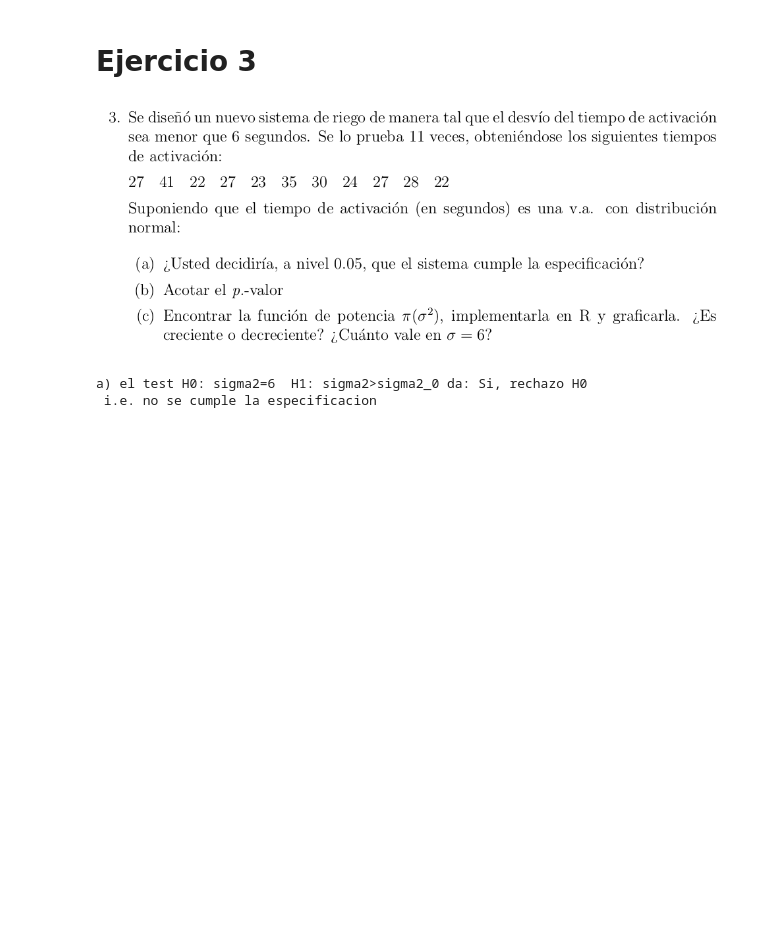
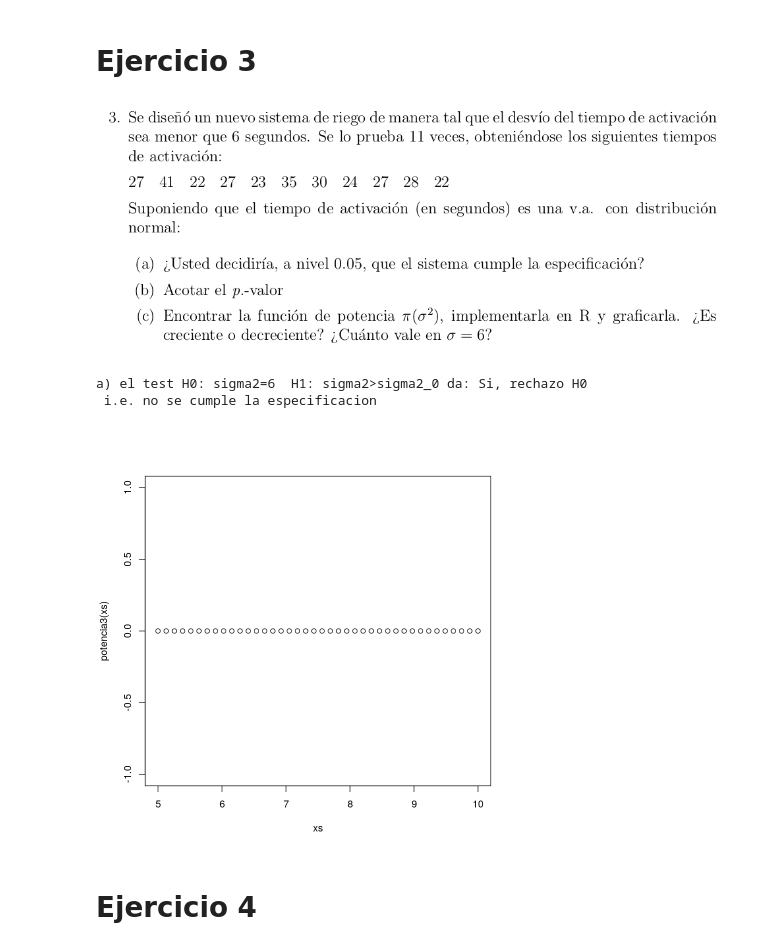
Before and after one commit to fzanollo/proba, a Jupyter notebook: Practica_9/Practica 9.ipynb, the cells around one changed output. Drawn from its saved outputs; the diff is of its cells as text; code cells hidden in the pictures; blank space fills up the shorter version.

```diff
--- a/Practica_9/Practica 9.ipynb
+++ b/Practica_9/Practica 9.ipynb
@@ -245,7 +267,21 @@ b) 0.06066763 < p-valor < 0.01006838 ????!!!
 ![image.png](attachment:image.png)
 # %%
 datos3 = scan(text="27 41 22 27 23 35 30 24 27 28 22")
-cat('a) el test H0: sigma2=6  H1: sigma2>sigma2_0 da:', resultadoToText(test_norm_sigma(0.05, 1, datos3, 6)), 'i.e. no se cumple la especificacion')
+#a
+cat('a) el test H0: sigma2=6  H1: sigma2>sigma2_0 da:', test_norm_sigma(0.05, 1, datos3, 6), 'i.e. no se cumple la especificacion')
+
+#b
+
+#c
+potencia3 = function(sigma2){
+    1-pnorm(q + normalizar(mean(datos3), 0, abs(6-sigma2), length(datos3))) ## como es esta func de potencia?
+}
+
+xs = seq(5, 10, length=40)
+plot(xs, potencia3(xs))
 # %% [output]
 a) el test H0: sigma2=6  H1: sigma2>sigma2_0 da: Si, rechazo H0
  i.e. no se cumple la especificacion
+[figure, added]
+# %% [markdown]
+# Ejercicio 4
```
Also changed, not shown: parts of 2 cells of this notebook, 7 other files.
